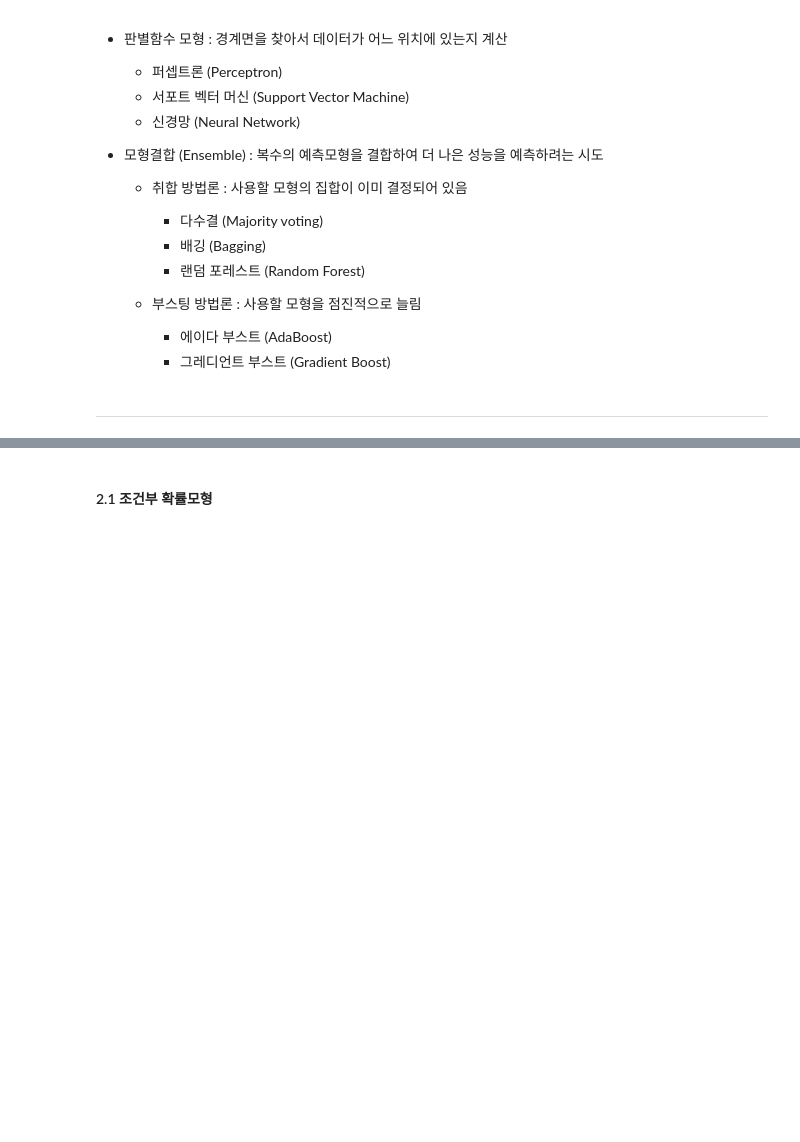
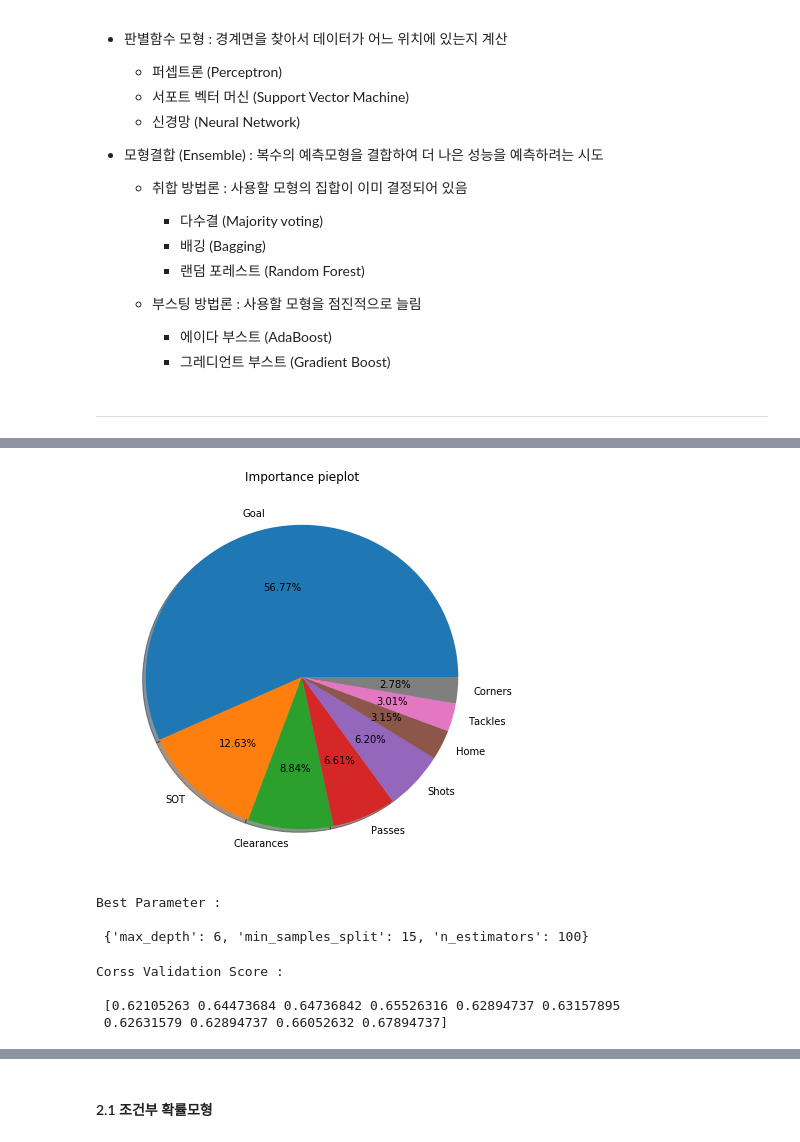
Before and after one commit to Romanism/Project, a Jupyter notebook: 03_Premierleague/03_Modeling.ipynb, the cells around one changed output, grey strips where cells are left out. Cells and saved outputs as stored; diff of their text form; code cells hidden in the pictures; blank space fills up the shorter version.

```diff
--- a/03_Premierleague/03_Modeling.ipynb
+++ b/03_Premierleague/03_Modeling.ipynb
@@ -126,0 +196,8 @@ Name: Result, dtype: int64
+# %%
+param_grid = [
+    {'n_estimators' : [10, 50], 'max_depth' : [2, 4],
+     'min_samples_split' : [5, 10]}]
+
+model = RandomForestClassifier()
+grid_search = GridSearchCV(model, param_grid, cv = 5, return_train_score = True).fit(X1_train, y1_train)
+print(grid_search.best_params_)
@@ -126,0 +225,7 @@ Name: Result, dtype: int64
+# %%
+df = pd.DataFrame()
+df['Feature'] = col
+df['Importance'] = grid_search.best_estimator_.feature_importances_
+# %%
+df = df.sort_values(by = ['Importance'], ascending = False).reset_index(drop = True)
+df
@@ -126,0 +242,35 @@ Name: Result, dtype: int64
+# %%
+labels = ['Goal', 'SOT', 'Clearances', 'Passes', 'Shots', 'Home', 'Tackles', 'Corners']
+# %%
+plt.figure(figsize=(7, 7))
+
+plt.pie(df['Importance'], labels = labels, autopct='%1.2f%%', shadow = True, explode = (0.0, 0.0, 0.0, 0.0, 0.0, 0.0, 0.0, 0.0))
+plt.title('Importance pieplot')
+
+plt.show()
+# %% [output]
+[figure, added]
+# %%
+# choose parameter
+param_grid = [
+    {'n_estimators' : [10, 50, 100, 200, 300, 500, 1000], 'max_depth' : [2, 4, 6, 8, 10],
+     'min_samples_split' : [5, 10, 15, 20, 30]}]
+
+model = RandomForestClassifier()
+grid_search = GridSearchCV(model, param_grid, cv = 5, return_train_score = True).fit(X1_train, y1_train)
+
+print('Best Parameter :\n\n', grid_search.best_params_)
+# %% [output]
+Best Parameter :
+
+ {'max_depth': 6, 'min_samples_split': 15, 'n_estimators': 100}
+# %%
+# validation score
+clf = RandomForestClassifier(max_depth = 6, min_samples_split = 15, n_estimators = 100).fit(X_train, y_train)
+scores = cross_val_score(clf, X_train, y_train, cv= 10)
+print('Corss Validation Score :\n\n', scores)
+# %% [output]
+Corss Validation Score :
+
+ [0.62105263 0.64473684 0.64736842 0.65526316 0.62894737 0.63157895
+ 0.62631579 0.62894737 0.66052632 0.67894737]
```
Also changed, not shown: parts of 24 cells of this notebook, 1 other file.
